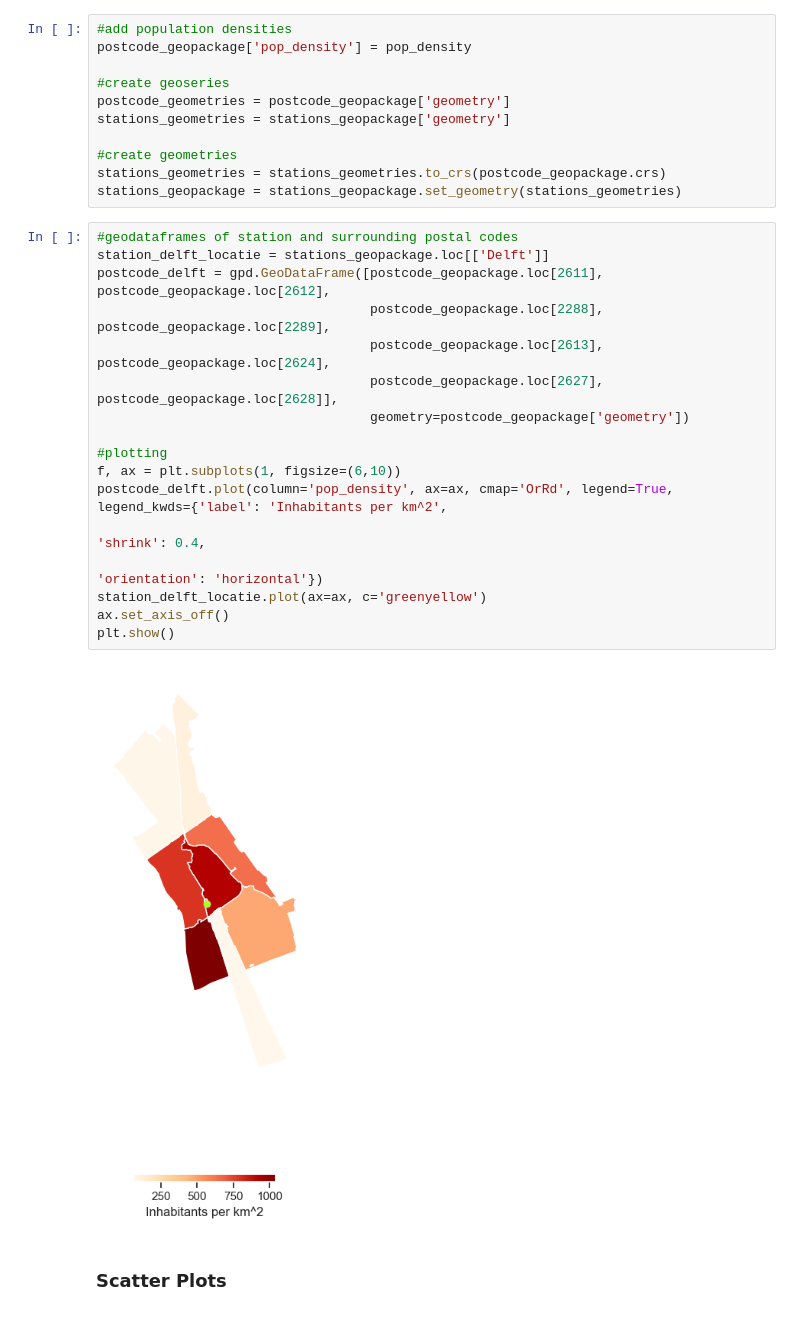
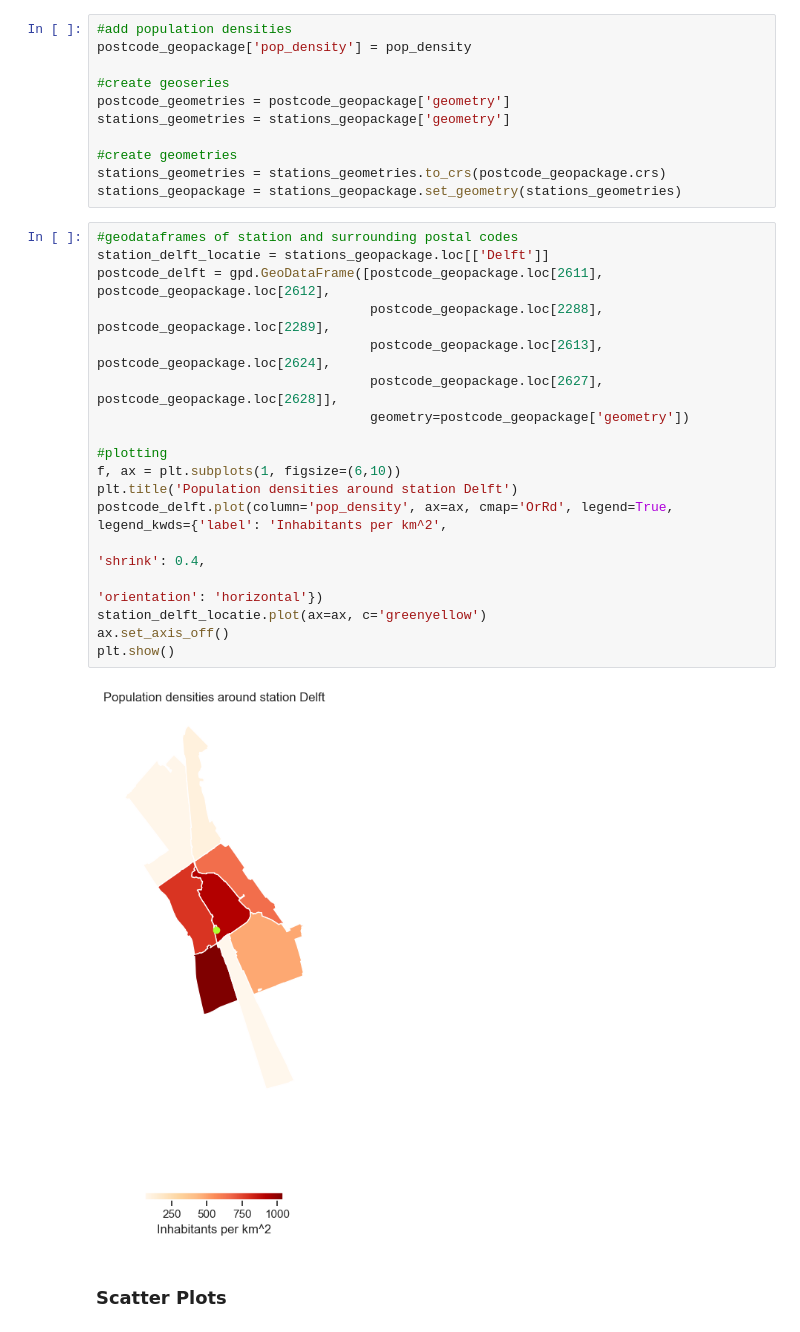
Before and after one commit to Christos02/TIL16, a Jupyter notebook: Project TIL16.ipynb, the cells around one changed output. Cells and saved outputs as stored; diff of their text form.

```diff
--- a/Project TIL16.ipynb
+++ b/Project TIL16.ipynb
@@ -195,22 +212,23 @@ stations_geopackage = stations_geopackage.set_geometry(stations_geometries)
 # %%
 #geodataframes of station and surrounding postal codes
 station_delft_locatie = stations_geopackage.loc[['Delft']]
 postcode_delft = gpd.GeoDataFrame([postcode_geopackage.loc[2611], postcode_geopackage.loc[2612],
                                    postcode_geopackage.loc[2288], postcode_geopackage.loc[2289],
                                    postcode_geopackage.loc[2613], postcode_geopackage.loc[2624],
                                    postcode_geopackage.loc[2627], postcode_geopackage.loc[2628]],
                                    geometry=postcode_geopackage['geometry'])
 
 #plotting
 f, ax = plt.subplots(1, figsize=(6,10))
+plt.title('Population densities around station Delft')
 postcode_delft.plot(column='pop_density', ax=ax, cmap='OrRd', legend=True, legend_kwds={'label': 'Inhabitants per km^2',
                                                                                         'shrink': 0.4,
                                                                                        'orientation': 'horizontal'})
 station_delft_locatie.plot(ax=ax, c='greenyellow')
 ax.set_axis_off()
 plt.show()
 # %% [output]
-[figure, old version]
+[figure, new version]
 # %% [markdown]
 ### Scatter Plots
 # %%
```
Also changed, not shown: parts of 5 cells of this notebook, 1 other file.
